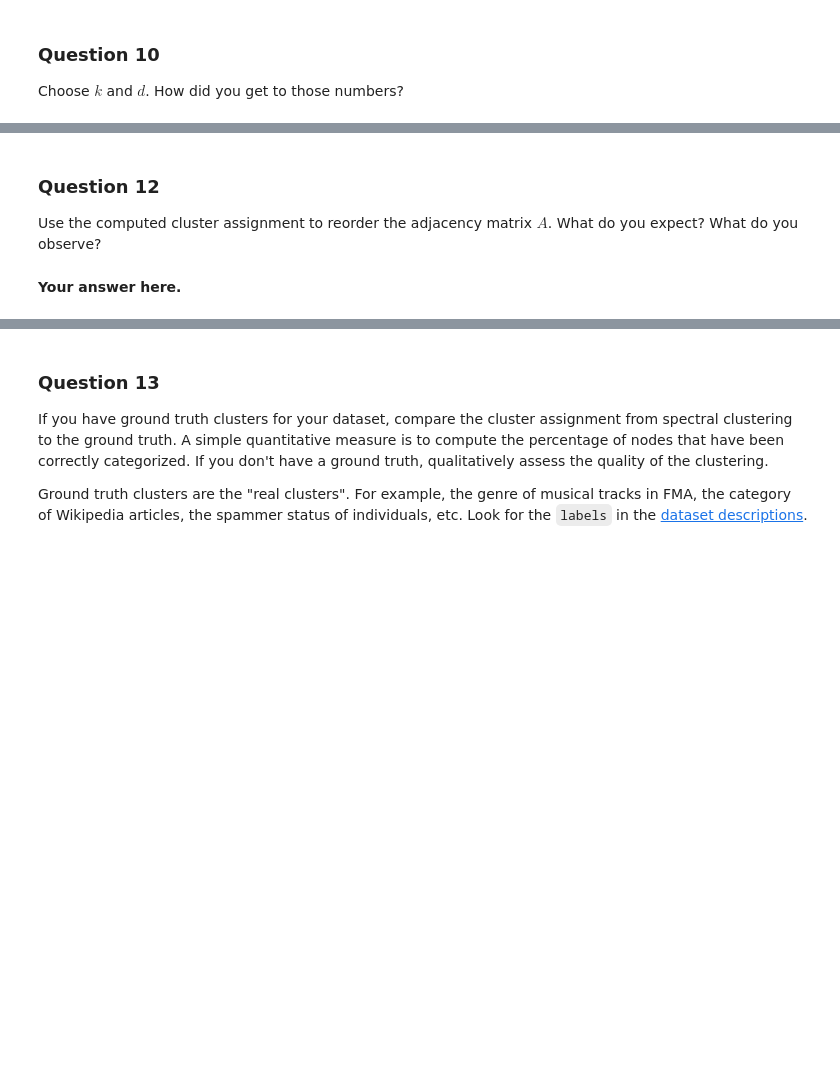
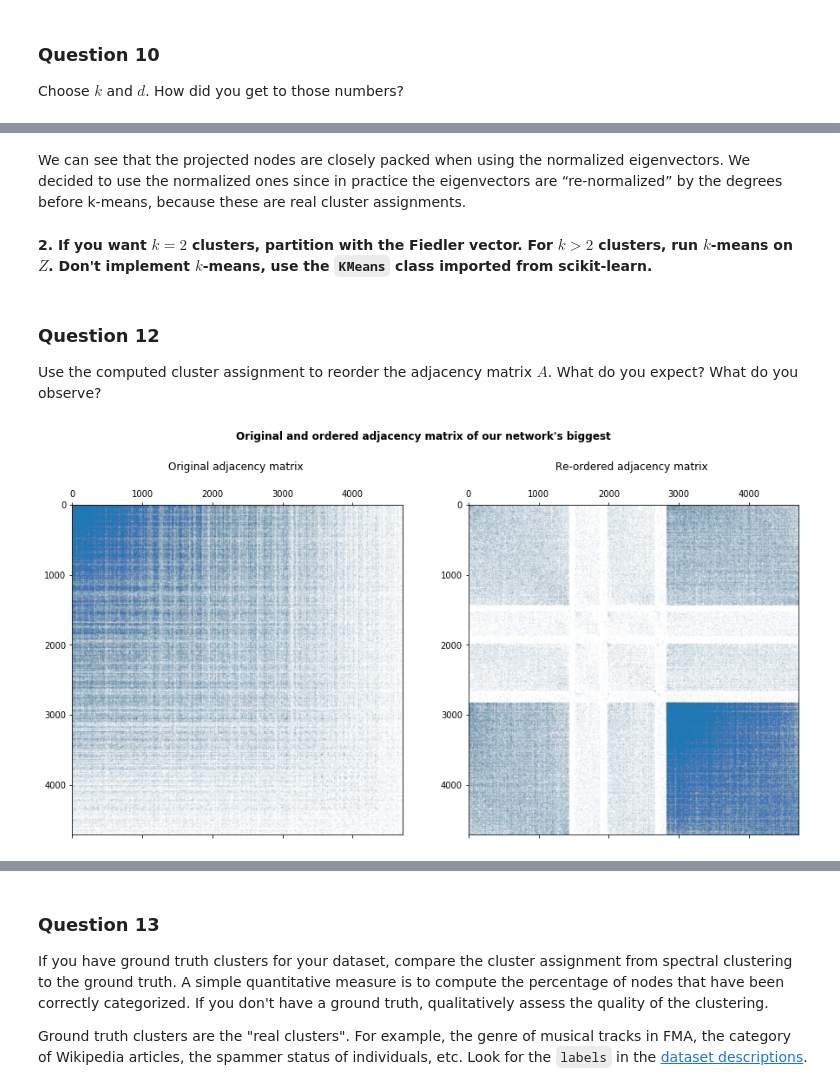
Before and after one commit to illorens/NTDS, a Jupyter notebook: 3_spectral_graph_theory.ipynb, the cells around one changed output, grey strips where cells are left out. Cells and saved outputs as stored; diff of their text form; code cells hidden in the pictures; blank space fills up the shorter version.

```diff
--- a/3_spectral_graph_theory.ipynb
+++ b/3_spectral_graph_theory.ipynb
@@ -283,3 +425,21 @@ Choose $k$ and $d$. How did you get to those numbers?
+# %% [markdown]
+We can see that the projected nodes are closely packed when using the normalized eigenvectors. We decided to use the normalized ones since in practice the eigenvectors are “re-normalized” by the degrees before k-means, because these are real cluster assignments.
+# %%
+H = np.zeros((n_nodes_b, 2))
+H[:,0] = eigenvect_norm[:,0]
+H[:,1] = eigenvect_norm[:,3]
+
+X = np.zeros((n_nodes_b, 2))
+X[:,0] = np.matmul(biggest_adjacency, eigenvect[:,3])
+X[:,1] = np.matmul(biggest_adjacency, eigenvect[:,0])
+# %% [markdown]
+**2. If you want $k=2$ clusters, partition with the Fiedler vector. For $k > 2$ clusters, run $k$-means on $Z$. Don't implement $k$-means, use the `KMeans` class imported from scikit-learn.**
+# %%
+# Since we have k=20, we have to run k-means on Z
+kmeans = KMeans(n_clusters=20)
+kmeans.fit(H)
+centers = kmeans.cluster_centers_
+labels = kmeans.labels_
 # %% [markdown]
 ### Question 12
 
@@ -290,2 +448,17 @@ What do you expect? What do you observe?
-# %% [markdown]
-**Your answer here.**
+# %%
+# The new order is the index of the sorted labels resulting form k-means
+new_order = sorted(range(len(labels)), key=lambda k: labels[k])
+ordered_adjacency = biggest_adjacency[:, new_order][new_order]
+# %%
+f, (ax1, ax2) = plt.subplots(1, 2, figsize=(15, 8))
+f.suptitle("Original and ordered adjacency matrix of our network's biggest", fontweight="bold")
+
+ax1.spy(biggest_adjacency, markersize=0.01)
+ax1.set_title("Original adjacency matrix \n")
+
+ax2.spy(ordered_adjacency, markersize=0.01)
+ax2.set_title("Re-ordered adjacency matrix \n")
+
+plt.show()
+# %% [output]
+[figure, added]
```
Also changed, not shown: parts of 46 cells of this notebook.
